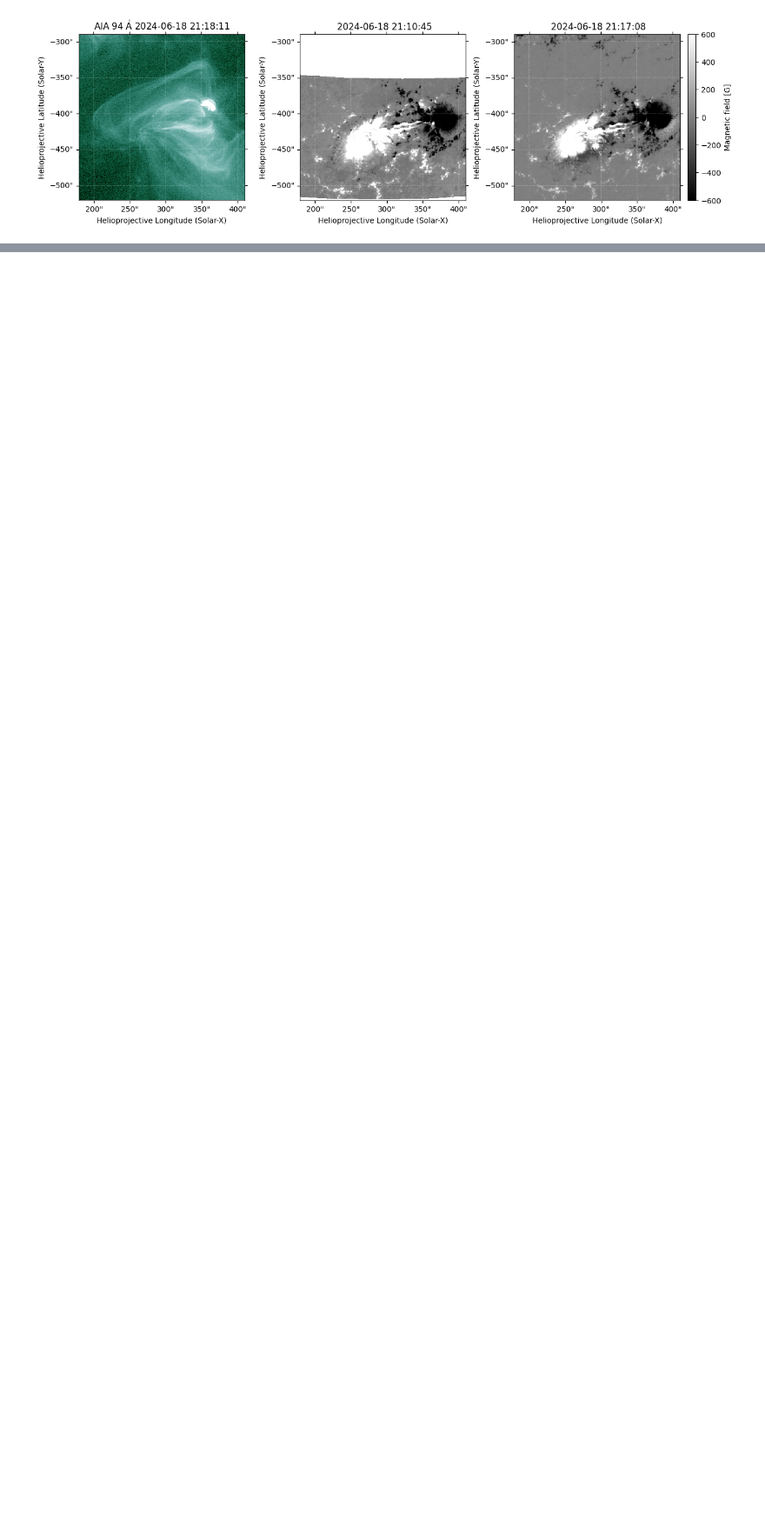
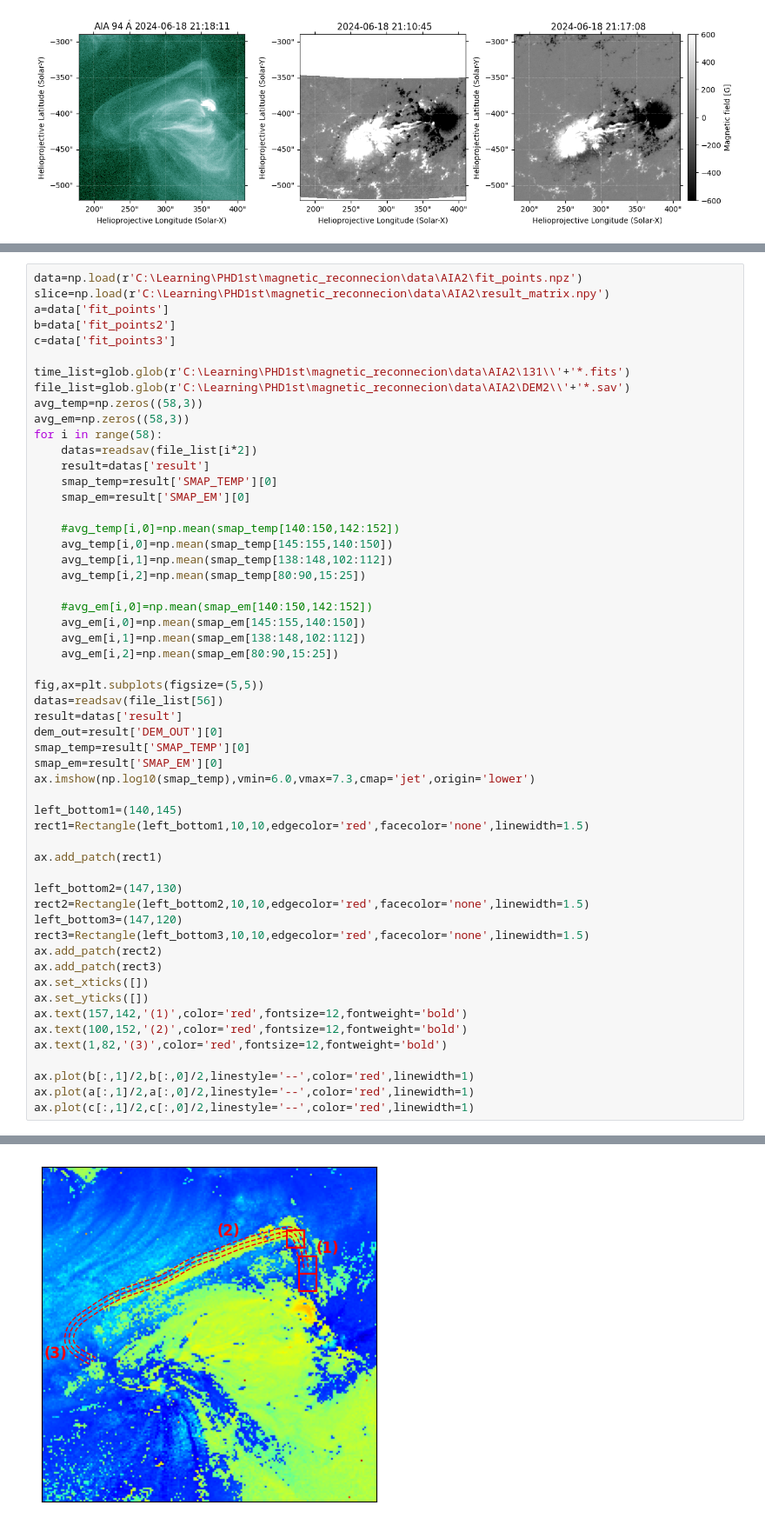
Before and after one commit to xiaosjh/reconnection, a Jupyter notebook: draw_image3.ipynb, the cells around one changed output, grey strips where cells are left out. Shown at 87% size. Drawn from its saved outputs; the diff is of its cells as text; blank space fills up the shorter version.

```diff
--- a/draw_image3.ipynb
+++ b/draw_image3.ipynb
@@ -352,0 +355,56 @@ cbar3.set_label('Magnetic field [G]')
+# %%
+data=np.load(r'C:\Learning\PHD1st\magnetic_reconnecion\data\AIA2\fit_points.npz')
+slice=np.load(r'C:\Learning\PHD1st\magnetic_reconnecion\data\AIA2\result_matrix.npy')
+a=data['fit_points']
+b=data['fit_points2']
+c=data['fit_points3']
+
+time_list=glob.glob(r'C:\Learning\PHD1st\magnetic_reconnecion\data\AIA2\131\\'+'*.fits')
+file_list=glob.glob(r'C:\Learning\PHD1st\magnetic_reconnecion\data\AIA2\DEM2\\'+'*.sav')
+avg_temp=np.zeros((58,3))
+avg_em=np.zeros((58,3))
+for i in range(58):
+    datas=readsav(file_list[i*2])
+    result=datas['result']
+    smap_temp=result['SMAP_TEMP'][0]
+    smap_em=result['SMAP_EM'][0]
+
+    #avg_temp[i,0]=np.mean(smap_temp[140:150,142:152])
+    avg_temp[i,0]=np.mean(smap_temp[145:155,140:150])
+    avg_temp[i,1]=np.mean(smap_temp[138:148,102:112])
+    avg_temp[i,2]=np.mean(smap_temp[80:90,15:25])
+
+    #avg_em[i,0]=np.mean(smap_em[140:150,142:152])
+    avg_em[i,0]=np.mean(smap_em[145:155,140:150])
+    avg_em[i,1]=np.mean(smap_em[138:148,102:112])
+    avg_em[i,2]=np.mean(smap_em[80:90,15:25])
+
+fig,ax=plt.subplots(figsize=(5,5))
+datas=readsav(file_list[56])
+result=datas['result']
+dem_out=result['DEM_OUT'][0]
+smap_temp=result['SMAP_TEMP'][0]
+smap_em=result['SMAP_EM'][0]
+ax.imshow(np.log10(smap_temp),vmin=6.0,vmax=7.3,cmap='jet',origin='lower')
+
+left_bottom1=(140,145)
+rect1=Rectangle(left_bottom1,10,10,edgecolor='red',facecolor='none',linewidth=1.5)
+
+ax.add_patch(rect1)
+
+left_bottom2=(147,130)
+rect2=Rectangle(left_bottom2,10,10,edgecolor='red',facecolor='none',linewidth=1.5)
+left_bottom3=(147,120)
+rect3=Rectangle(left_bottom3,10,10,edgecolor='red',facecolor='none',linewidth=1.5)
+ax.add_patch(rect2)
+ax.add_patch(rect3)
+ax.set_xticks([])
+ax.set_yticks([])
+ax.text(157,142,'(1)',color='red',fontsize=12,fontweight='bold')
+ax.text(100,152,'(2)',color='red',fontsize=12,fontweight='bold')
+ax.text(1,82,'(3)',color='red',fontsize=12,fontweight='bold')
+
+ax.plot(b[:,1]/2,b[:,0]/2,linestyle='--',color='red',linewidth=1)
+ax.plot(a[:,1]/2,a[:,0]/2,linestyle='--',color='red',linewidth=1)
+ax.plot(c[:,1]/2,c[:,0]/2,linestyle='--',color='red',linewidth=1)
+# %% [output]
@@ -352,0 +412 @@ cbar3.set_label('Magnetic field [G]')
+[figure, added]
```
Also changed, not shown: parts of 6 cells of this notebook, 3 other files.
